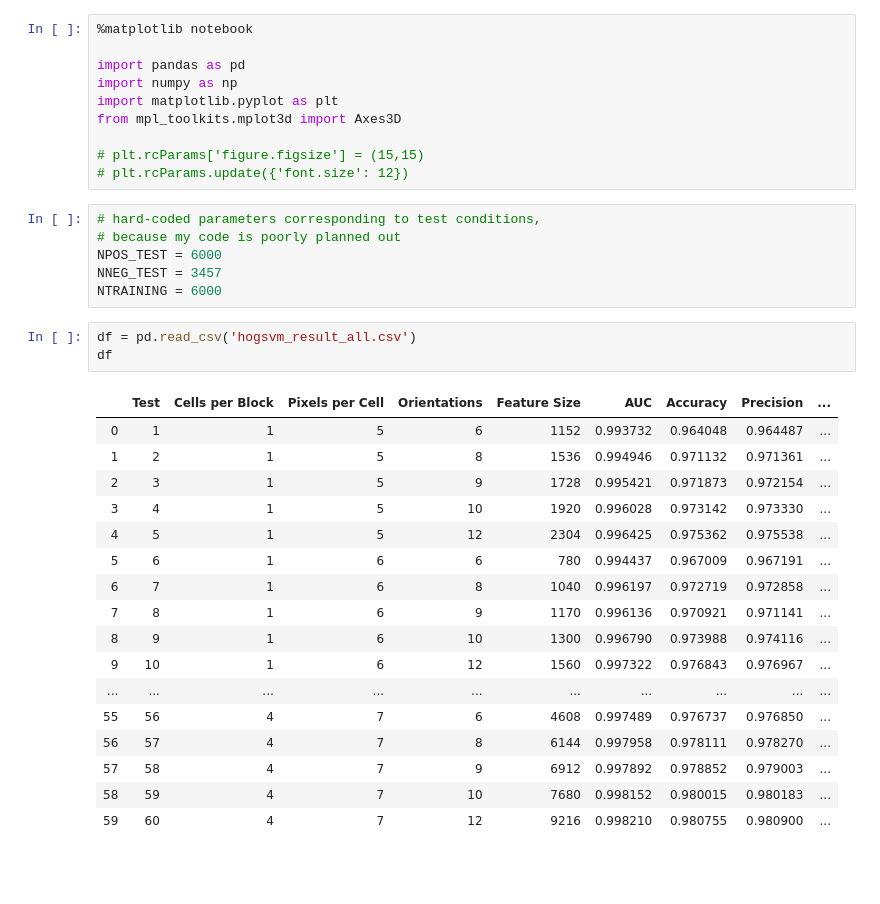
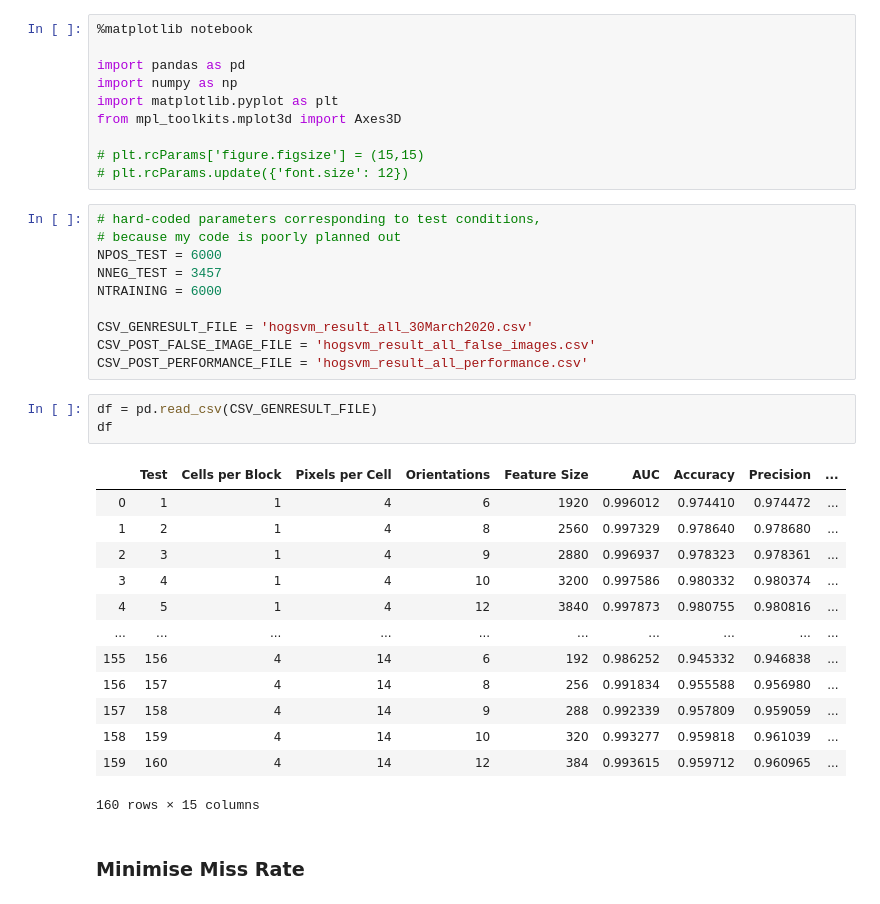
Before and after one commit to icecreambean/COMP9517, a Jupyter notebook: a2_indiv/z5075018_hogsvm_postanalysis.ipynb, the cells around one changed output. Drawn from its saved outputs; the diff is of its cells as text; blank space fills up the shorter version.

```diff
--- a/a2_indiv/z5075018_hogsvm_postanalysis.ipynb
+++ b/a2_indiv/z5075018_hogsvm_postanalysis.ipynb
@@ -14,27 +14,29 @@ from mpl_toolkits.mplot3d import Axes3D
 NPOS_TEST = 6000
 NNEG_TEST = 3457
 NTRAINING = 6000
+
+CSV_GENRESULT_FILE = 'hogsvm_result_all_30March2020.csv'
+CSV_POST_FALSE_IMAGE_FILE = 'hogsvm_result_all_false_images.csv'
+CSV_POST_PERFORMANCE_FILE = 'hogsvm_result_all_performance.csv'
 # %%
-df = pd.read_csv('hogsvm_result_all.csv')
+df = pd.read_csv(CSV_GENRESULT_FILE)
 df
 # %% [output]
 |  | Test | Cells per Block | Pixels per Cell | Orientations | Feature Size | AUC | Accuracy | Precision | ... |
-| 0 | 1 | 1 | 5 | 6 | 1152 | 0.993732 | 0.964048 | 0.964487 | ... |
-| 1 | 2 | 1 | 5 | 8 | 1536 | 0.994946 | 0.971132 | 0.971361 | ... |
-| 2 | 3 | 1 | 5 | 9 | 1728 | 0.995421 | 0.971873 | 0.972154 | ... |
-| 3 | 4 | 1 | 5 | 10 | 1920 | 0.996028 | 0.973142 | 0.973330 | ... |
-| 4 | 5 | 1 | 5 | 12 | 2304 | 0.996425 | 0.975362 | 0.975538 | ... |
-| 5 | 6 | 1 | 6 | 6 | 780 | 0.994437 | 0.967009 | 0.967191 | ... |
-| 6 | 7 | 1 | 6 | 8 | 1040 | 0.996197 | 0.972719 | 0.972858 | ... |
-| 7 | 8 | 1 | 6 | 9 | 1170 | 0.996136 | 0.970921 | 0.971141 | ... |
-| 8 | 9 | 1 | 6 | 10 | 1300 | 0.996790 | 0.973988 | 0.974116 | ... |
-| 9 | 10 | 1 | 6 | 12 | 1560 | 0.997322 | 0.976843 | 0.976967 | ... |
+| 0 | 1 | 1 | 4 | 6 | 1920 | 0.996012 | 0.974410 | 0.974472 | ... |
+| 1 | 2 | 1 | 4 | 8 | 2560 | 0.997329 | 0.978640 | 0.978680 | ... |
+| 2 | 3 | 1 | 4 | 9 | 2880 | 0.996937 | 0.978323 | 0.978361 | ... |
+| 3 | 4 | 1 | 4 | 10 | 3200 | 0.997586 | 0.980332 | 0.980374 | ... |
+| 4 | 5 | 1 | 4 | 12 | 3840 | 0.997873 | 0.980755 | 0.980816 | ... |
 | ... | ... | ... | ... | ... | ... | ... | ... | ... | ... |
-| 55 | 56 | 4 | 7 | 6 | 4608 | 0.997489 | 0.976737 | 0.976850 | ... |
-| 56 | 57 | 4 | 7 | 8 | 6144 | 0.997958 | 0.978111 | 0.978270 | ... |
-| 57 | 58 | 4 | 7 | 9 | 6912 | 0.997892 | 0.978852 | 0.979003 | ... |
-| 58 | 59 | 4 | 7 | 10 | 7680 | 0.998152 | 0.980015 | 0.980183 | ... |
-| 59 | 60 | 4 | 7 | 12 | 9216 | 0.998210 | 0.980755 | 0.980900 | ... |
+| 155 | 156 | 4 | 14 | 6 | 192 | 0.986252 | 0.945332 | 0.946838 | ... |
+| 156 | 157 | 4 | 14 | 8 | 256 | 0.991834 | 0.955588 | 0.956980 | ... |
+| 157 | 158 | 4 | 14 | 9 | 288 | 0.992339 | 0.957809 | 0.959059 | ... |
+| 158 | 159 | 4 | 14 | 10 | 320 | 0.993277 | 0.959818 | 0.961039 | ... |
+| 159 | 160 | 4 | 14 | 12 | 384 | 0.993615 | 0.959712 | 0.960965 | ... |
+160 rows × 15 columns
+# %% [markdown]
+### Minimise Miss Rate
 # %%
 # parameters to minimise people not being identified (FN)
 # * Precision = TP/(TP+FP)  <--- classified P
```
Also changed, not shown: parts of 19 cells of this notebook, 6 other files.
